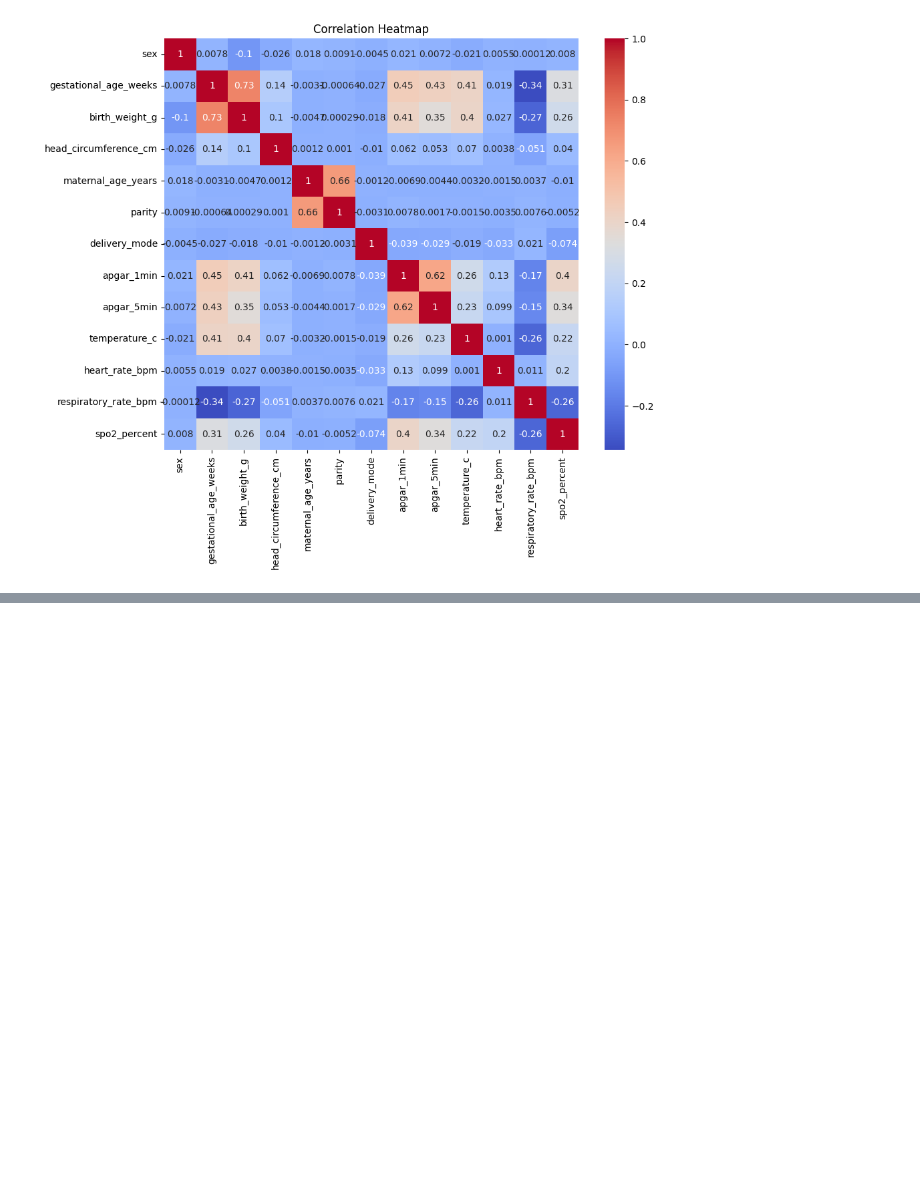
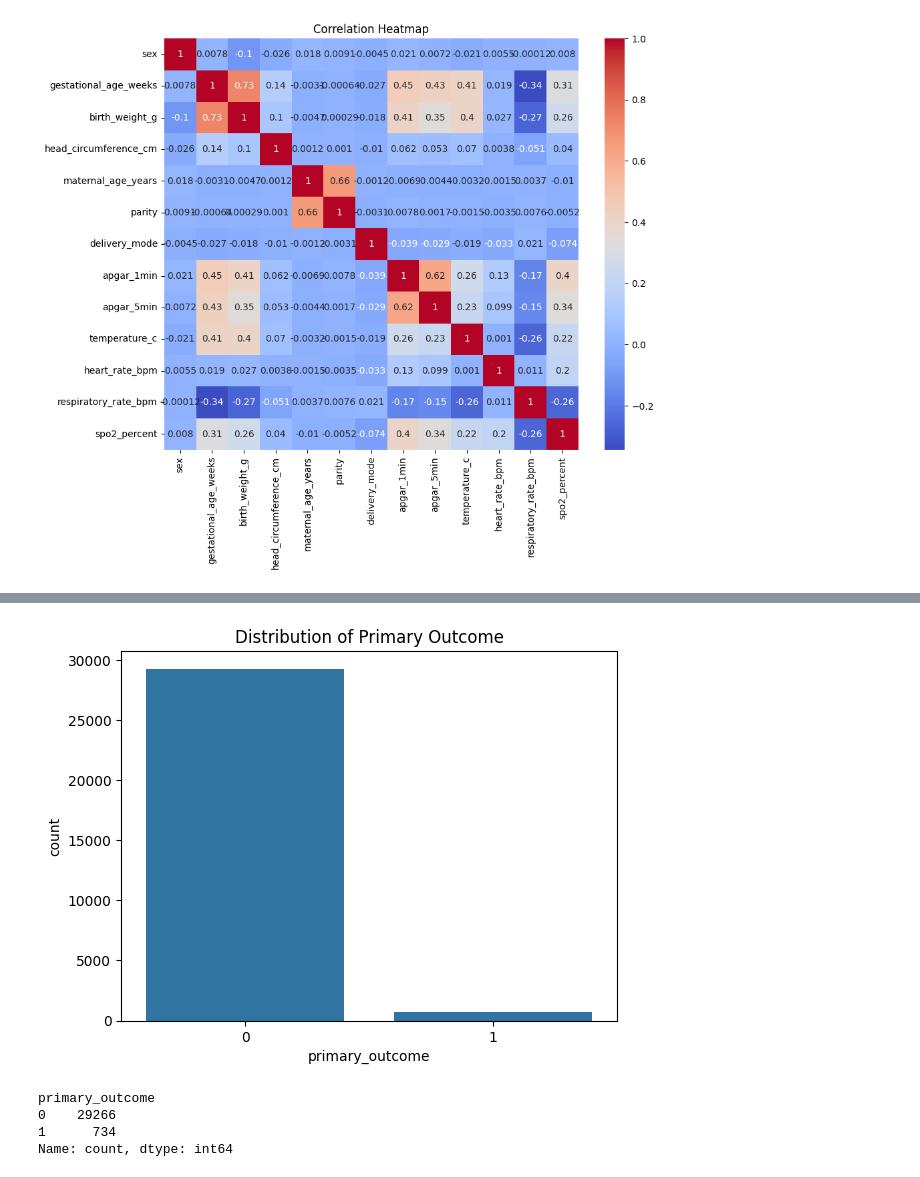
Before and after one commit to mablemunanura/NEONATES, a Jupyter notebook: ClinicalData.ipynb, the cells around one changed output, grey strips where cells are left out. Cells and saved outputs as stored; diff of their text form; code cells hidden in the pictures; blank space fills up the shorter version.

Commit message:
models on clinical data

```diff
--- a/ClinicalData.ipynb
+++ b/ClinicalData.ipynb
@@ -281,3 +291,7 @@ plt.title("Correlation Heatmap")
 plt.show()
 # %% [output]
 [figure]
+# %%
+#Convert primary_outcome to numerical values
+df["primary_outcome"] = df["primary_outcome"].map({"respiratory_distress": 1, "healthy": 0, "preterm_complications":0, "neonatal_sepsis":0, "low_birth_weight_term":0, "birth_asphyxia":0})
+df.head()
@@ -283,0 +305,14 @@ plt.show()
+# %%
+#Distribution of primary outcome
+sns.countplot(x="primary_outcome", data=df)
+plt.title("Distribution of Primary Outcome")
+plt.show()
+# %% [output]
+[figure, added]
+# %%
+df['primary_outcome'].value_counts()
+# %% [output]
+primary_outcome
+0    29266
+1      734
+Name: count, dtype: int64
```
Also changed, not shown: parts of 25 cells of this notebook.
